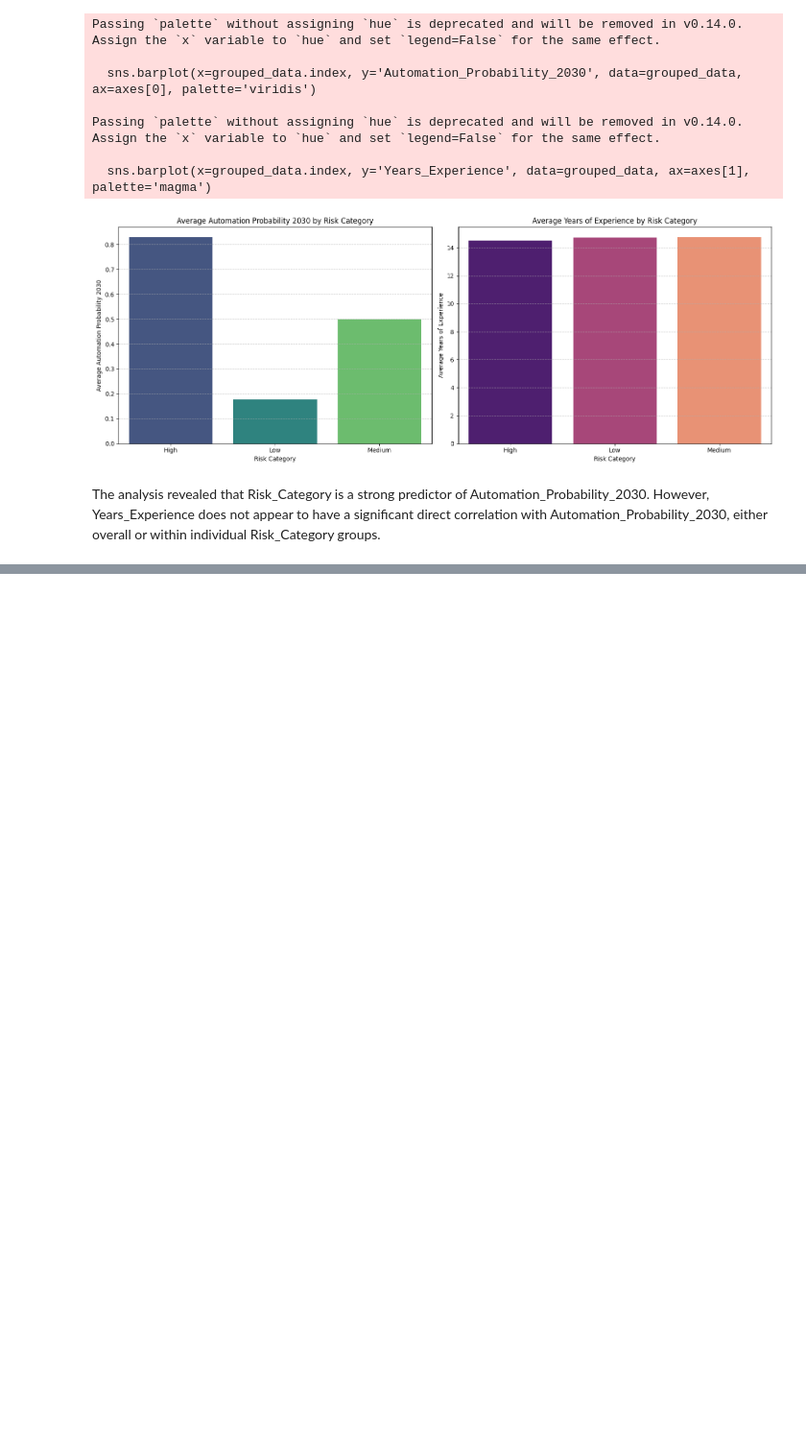
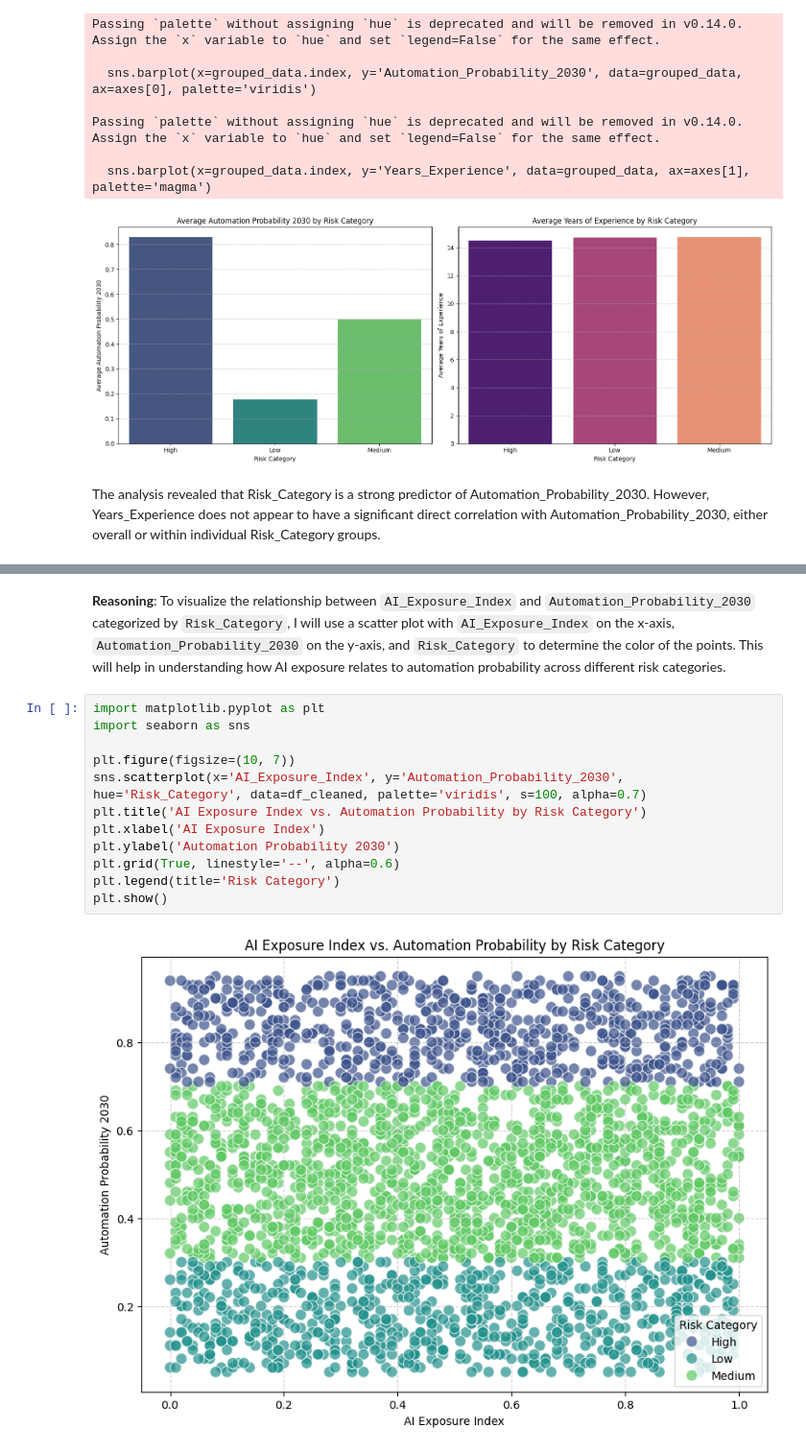
Before and after one commit to diyapant-max/python-foundation, a Jupyter notebook: data_cleanup.ipynb, the cells around one changed output, grey strips where cells are left out. Shown at 96% size. Cells and saved outputs as stored; diff of their text form; blank space fills up the shorter version.

```diff
--- a/data_cleanup.ipynb
+++ b/data_cleanup.ipynb
@@ -152,0 +206,17 @@ The analysis revealed that Risk_Category is a strong predictor of Automation_Pro
+# %% [markdown]
+**Reasoning**:
+To visualize the relationship between `AI_Exposure_Index` and `Automation_Probability_2030` categorized by `Risk_Category`, I will use a scatter plot with `AI_Exposure_Index` on the x-axis, `Automation_Probability_2030` on the y-axis, and `Risk_Category` to determine the color of the points. This will help in understanding how AI exposure relates to automation probability across different risk categories.
+# %%
+import matplotlib.pyplot as plt
+import seaborn as sns
+
+plt.figure(figsize=(10, 7))
+sns.scatterplot(x='AI_Exposure_Index', y='Automation_Probability_2030', hue='Risk_Category', data=df_cleaned, palette='viridis', s=100, alpha=0.7)
+plt.title('AI Exposure Index vs. Automation Probability by Risk Category')
+plt.xlabel('AI Exposure Index')
+plt.ylabel('Automation Probability 2030')
+plt.grid(True, linestyle='--', alpha=0.6)
+plt.legend(title='Risk Category')
+plt.show()
+# %% [output]
+[figure, added]
```
Also changed, not shown: parts of 11 cells of this notebook.
